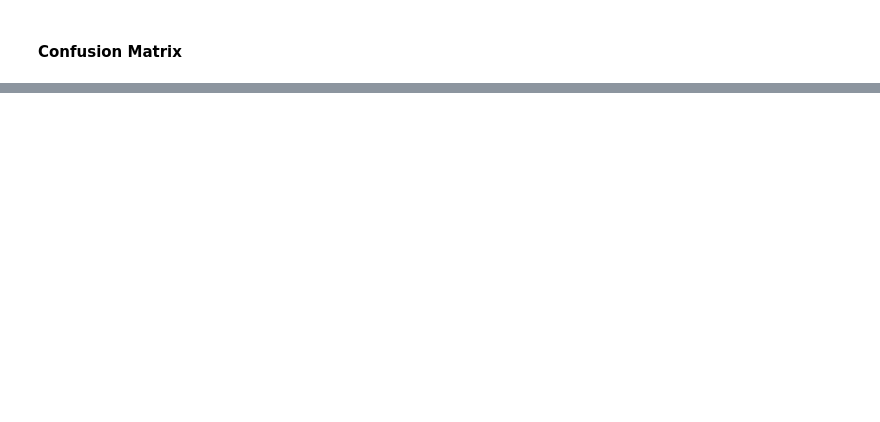
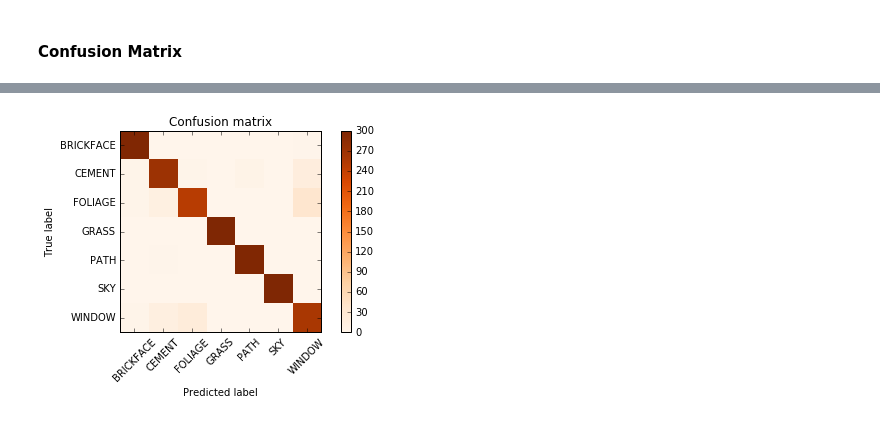
Before and after one commit to shaykayjay/Project, a Jupyter notebook: image-seg/Project.ipynb, the cells around one changed output, grey strips where cells are left out. Saved outputs shown, nothing was run; the diff lists cells and outputs as text; code cells hidden in the pictures; blank space fills up the shorter version.

```diff
--- a/image-seg/Project.ipynb
+++ b/image-seg/Project.ipynb
@@ -163,0 +315,6 @@ Confusion Matrix
+# %%
+plt.figure()
+plot_confusion_matrix(cm)
+plt.show()
+# %% [output]
+[figure, added]
```
Also changed, not shown: parts of 24 cells of this notebook.
